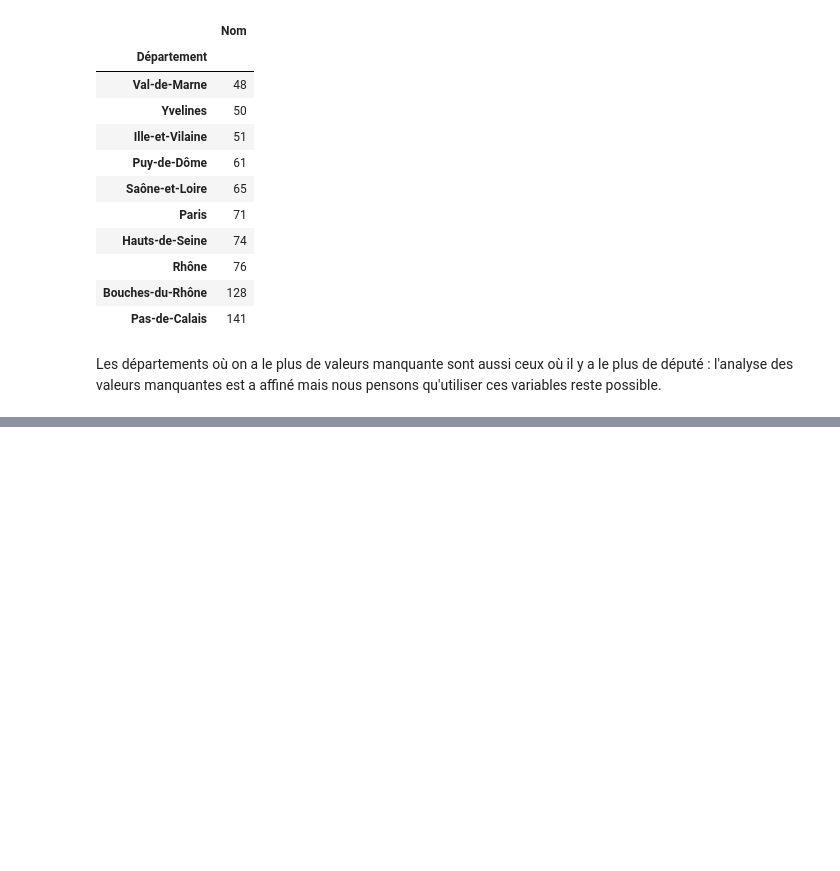
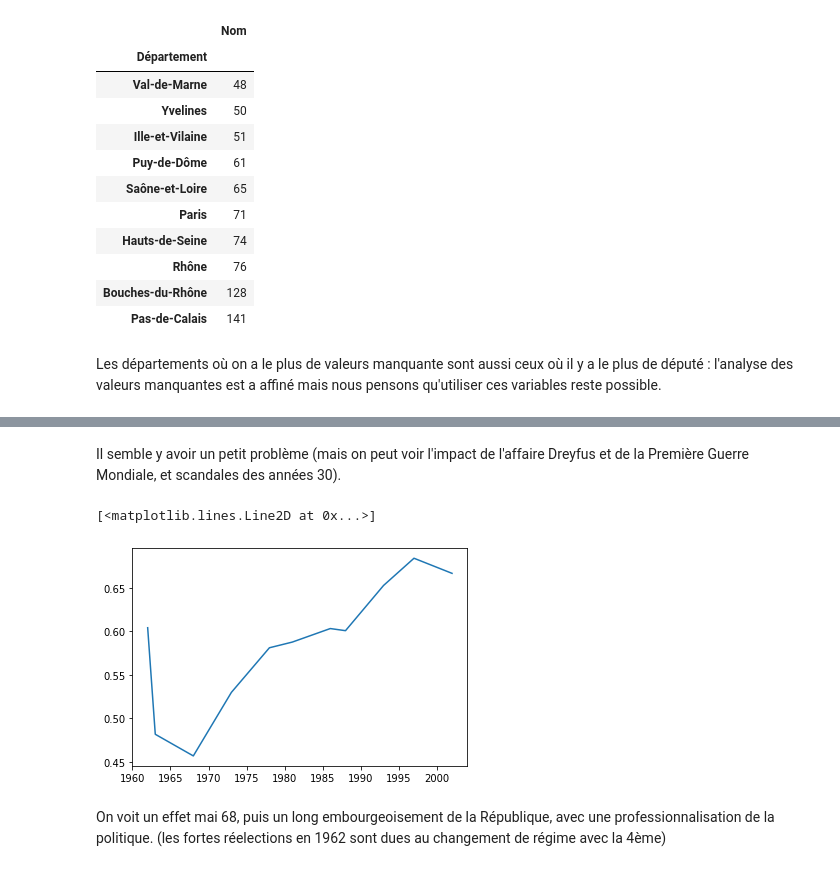
Before and after one commit to dusylvain/Projet-Python-deputes, a Jupyter notebook: statistiques_descriptives_depute.ipynb, the cells around one changed output, grey strips where cells are left out. Cells and saved outputs as stored; diff of their text form; code cells hidden in the pictures; blank space fills up the shorter version.

```diff
--- a/statistiques_descriptives_depute (1).ipynb
+++ b/statistiques_descriptives_depute.ipynb
@@ -519,2 +529,11 @@ Les députés se renouvellent moins dans les législatures tardives que dans les
+# %% [markdown]
+Il semble y avoir un petit problème (mais on peut voir l'impact de l'affaire Dreyfus et de la Première Guerre Mondiale, et scandales des années 30).
+# %%
+plt.plot(date_leg_5[:11], tauxreelec_5[:11])
+# %% [output]
+[<matplotlib.lines.Line2D at 0x...>]
+[figure, added]
+# %% [markdown]
+On voit un effet mai 68, puis un long embourgeoisement de la République, avec une professionnalisation de la politique. (les fortes réelections en 1962 sont dues au changement de régime avec la 4ème)
 # %%
 dept_naiss[dept_naiss["Département de naissance"]=="Inconnu"][dept_naiss["Régime"]=="Cinquième République"]
```
Also changed, not shown: parts of 16 cells of this notebook.
